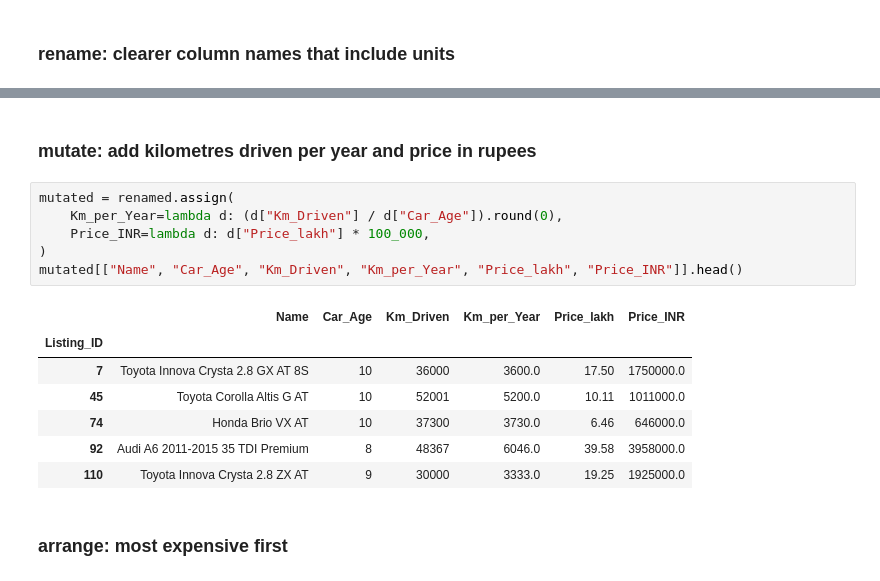
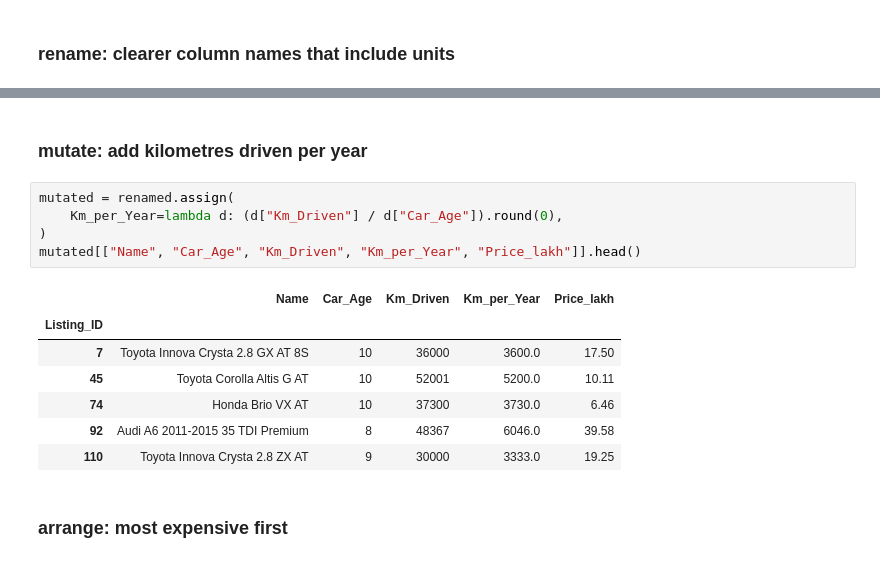
Before and after one commit to philpos1/Assignment-2, a Jupyter notebook: Q1_Used_Cars/notebooks/Q1_Used_Cars_Data_Prep.ipynb, the cells around one changed output, grey strips where cells are left out. Cells and saved outputs as stored; diff of their text form.

```diff
--- a/Q1_Used_Cars/notebooks/Q1_Used_Cars_Data_Prep.ipynb
+++ b/Q1_Used_Cars/notebooks/Q1_Used_Cars_Data_Prep.ipynb
@@ -328,21 +315,20 @@ renamed.head()
 | 92 | Audi A6 2011-2015 35 TDI Premium | Coimbatore | 8 | 48367 | 1 | 174.33 | 17.68 | 39.58 |
 | 110 | Toyota Innova Crysta 2.8 ZX AT | Mumbai | 9 | 30000 | 1 | 171.50 | 11.36 | 19.25 |
 # %% [markdown]
-### mutate: add kilometres driven per year and price in rupees
+### mutate: add kilometres driven per year
 # %%
 mutated = renamed.assign(
     Km_per_Year=lambda d: (d["Km_Driven"] / d["Car_Age"]).round(0),
-    Price_INR=lambda d: d["Price_lakh"] * 100_000,
 )
-mutated[["Name", "Car_Age", "Km_Driven", "Km_per_Year", "Price_lakh", "Price_INR"]].head()
+mutated[["Name", "Car_Age", "Km_Driven", "Km_per_Year", "Price_lakh"]].head()
 # %% [output]
-|  | Name | Car_Age | Km_Driven | Km_per_Year | Price_lakh | Price_INR |
-| Listing_ID |  |  |  |  |  |  |
-| 7 | Toyota Innova Crysta 2.8 GX AT 8S | 10 | 36000 | 3600.0 | 17.50 | 1750000.0 |
-| 45 | Toyota Corolla Altis G AT | 10 | 52001 | 5200.0 | 10.11 | 1011000.0 |
-| 74 | Honda Brio VX AT | 10 | 37300 | 3730.0 | 6.46 | 646000.0 |
-| 92 | Audi A6 2011-2015 35 TDI Premium | 8 | 48367 | 6046.0 | 39.58 | 3958000.0 |
-| 110 | Toyota Innova Crysta 2.8 ZX AT | 9 | 30000 | 3333.0 | 19.25 | 1925000.0 |
+|  | Name | Car_Age | Km_Driven | Km_per_Year | Price_lakh |
+| Listing_ID |  |  |  |  |  |
+| 7 | Toyota Innova Crysta 2.8 GX AT 8S | 10 | 36000 | 3600.0 | 17.50 |
+| 45 | Toyota Corolla Altis G AT | 10 | 52001 | 5200.0 | 10.11 |
+| 74 | Honda Brio VX AT | 10 | 37300 | 3730.0 | 6.46 |
+| 92 | Audi A6 2011-2015 35 TDI Premium | 8 | 48367 | 6046.0 | 39.58 |
+| 110 | Toyota Innova Crysta 2.8 ZX AT | 9 | 30000 | 3333.0 | 19.25 |
 # %% [markdown]
 ### arrange: most expensive first
 # %%
```
Also changed, not shown: parts of 2 cells of this notebook, 1 other file.
